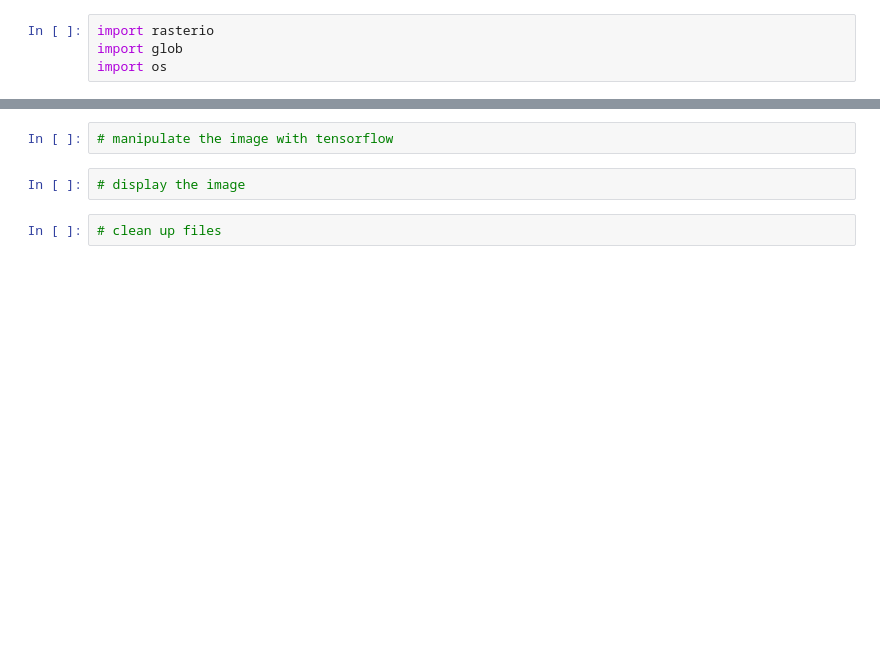
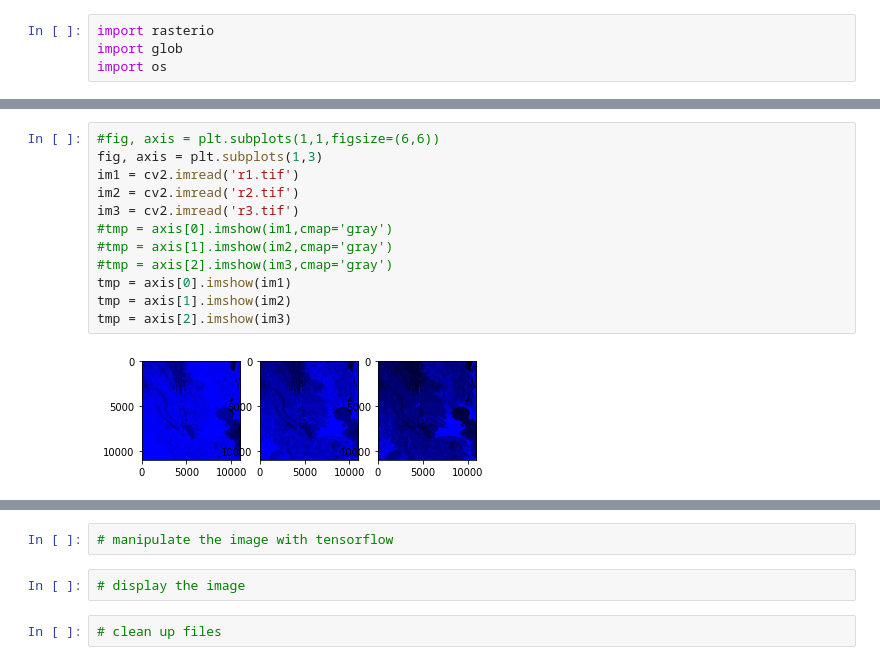
Before and after one commit to hmobley/liveproject_water, a Jupyter notebook: Milestone1.ipynb, the cells around one changed output, grey strips where cells are left out. Cells and saved outputs as stored; diff of their text form; blank space fills up the shorter version.

Commit message:
adjusted gamma with tensorflow.  Need to figure out how to work with tiffs, etc. Had to fall back to cv2.

```diff
--- a/Milestone1.ipynb
+++ b/Milestone1.ipynb
@@ -13,0 +107,14 @@ import os
+# %%
+#fig, axis = plt.subplots(1,1,figsize=(6,6))
+fig, axis = plt.subplots(1,3)
+im1 = cv2.imread('r1.tif')
+im2 = cv2.imread('r2.tif')
+im3 = cv2.imread('r3.tif')
+#tmp = axis[0].imshow(im1,cmap='gray')
+#tmp = axis[1].imshow(im2,cmap='gray')
+#tmp = axis[2].imshow(im3,cmap='gray')
+tmp = axis[0].imshow(im1)
+tmp = axis[1].imshow(im2)
+tmp = axis[2].imshow(im3)
+# %% [output]
+[figure, added]
```
Also changed, not shown: parts of 10 cells of this notebook.
